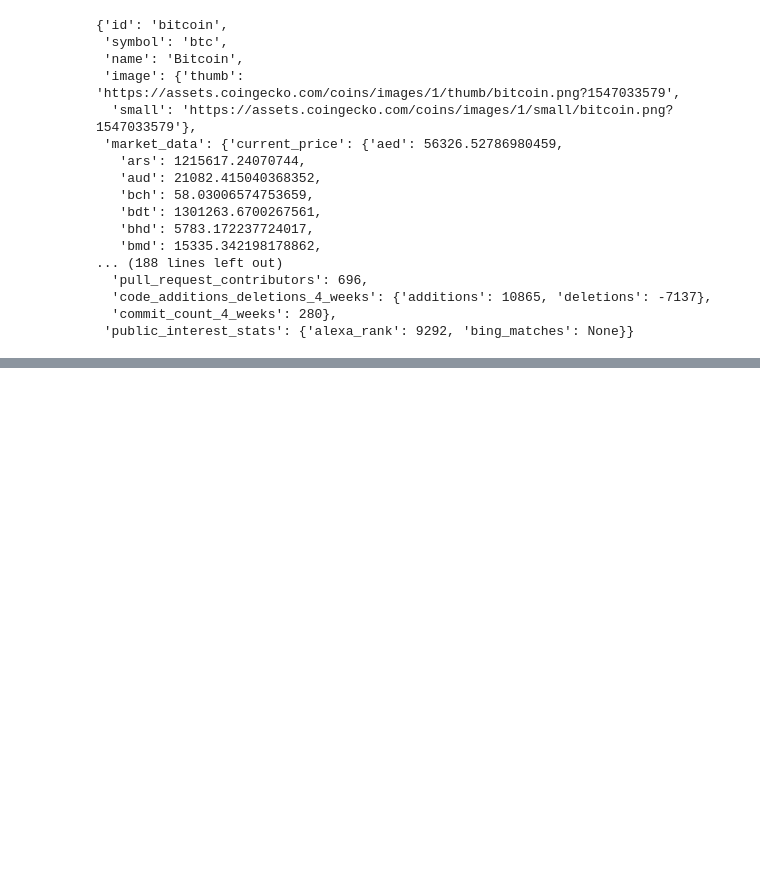
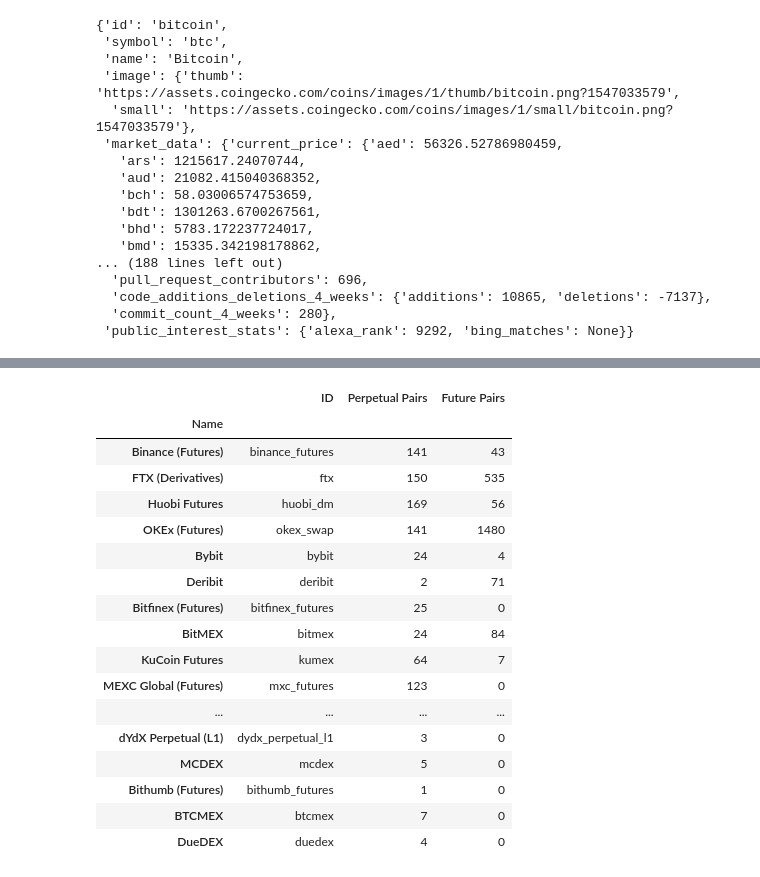
Before and after one commit to nathanduft44/Crypto_Corrisk, a Jupyter notebook: MB_folder/CG_walkthrough_and_data.ipynb, the cells around one changed output, grey strips where cells are left out. Drawn from its saved outputs; the diff is of its cells as text; code cells hidden in the pictures; blank space fills up the shorter version.

Commit message:
further data selection/update

```diff
--- a/MB_folder/CG_walkthrough_and_data.ipynb
+++ b/MB_folder/CG_walkthrough_and_data.ipynb
@@ -61,0 +395,27 @@ display(data)
+# %%
+# Derivative exchange data
+derex = cg.get_derivatives_exchanges()
+derex
+derex_df = pd.DataFrame(derex, columns=['name', 'id', 'number_of_perpetual_pairs', 'number_of_futures_pairs'])
+derex_df.columns=['Name','ID', 'Perpetual Pairs', 'Future Pairs']
+derex_df.set_index('Name', inplace=True)
+derex_df
+# %% [output]
+|  | ID | Perpetual Pairs | Future Pairs |
+| Name |  |  |  |
+| Binance (Futures) | binance_futures | 141 | 43 |
+| FTX (Derivatives) | ftx | 150 | 535 |
+| Huobi Futures | huobi_dm | 169 | 56 |
+| OKEx (Futures) | okex_swap | 141 | 1480 |
+| Bybit | bybit | 24 | 4 |
+| Deribit | deribit | 2 | 71 |
+| Bitfinex (Futures) | bitfinex_futures | 25 | 0 |
+| BitMEX | bitmex | 24 | 84 |
+| KuCoin Futures | kumex | 64 | 7 |
+| MEXC Global (Futures) | mxc_futures | 123 | 0 |
+| ... | ... | ... | ... |
+| dYdX Perpetual (L1) | dydx_perpetual_l1 | 3 | 0 |
+| MCDEX | mcdex | 5 | 0 |
+| Bithumb (Futures) | bithumb_futures | 1 | 0 |
+| BTCMEX | btcmex | 7 | 0 |
+| DueDEX | duedex | 4 | 0 |
```
Also changed, not shown: parts of 38 cells of this notebook.
